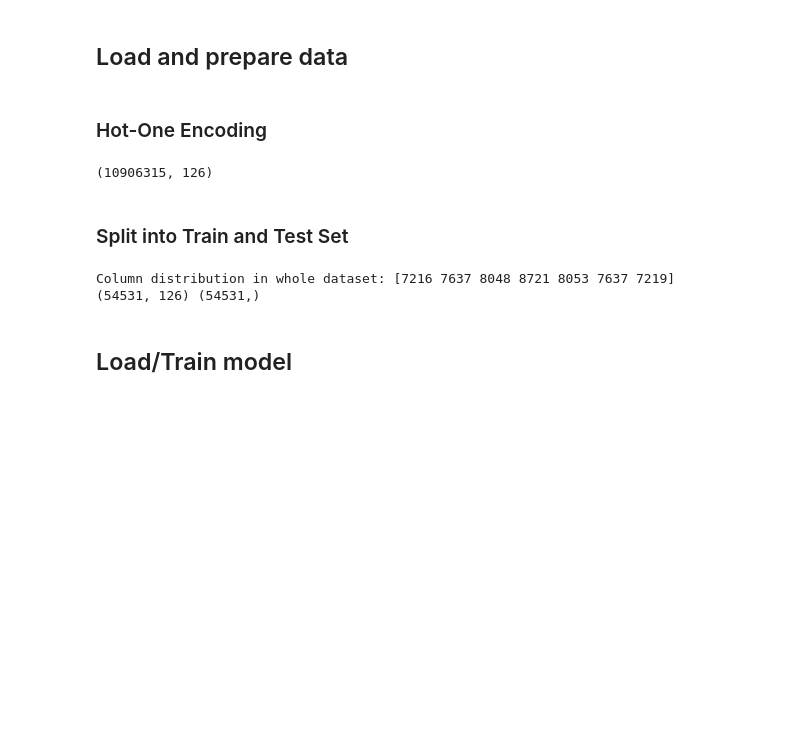
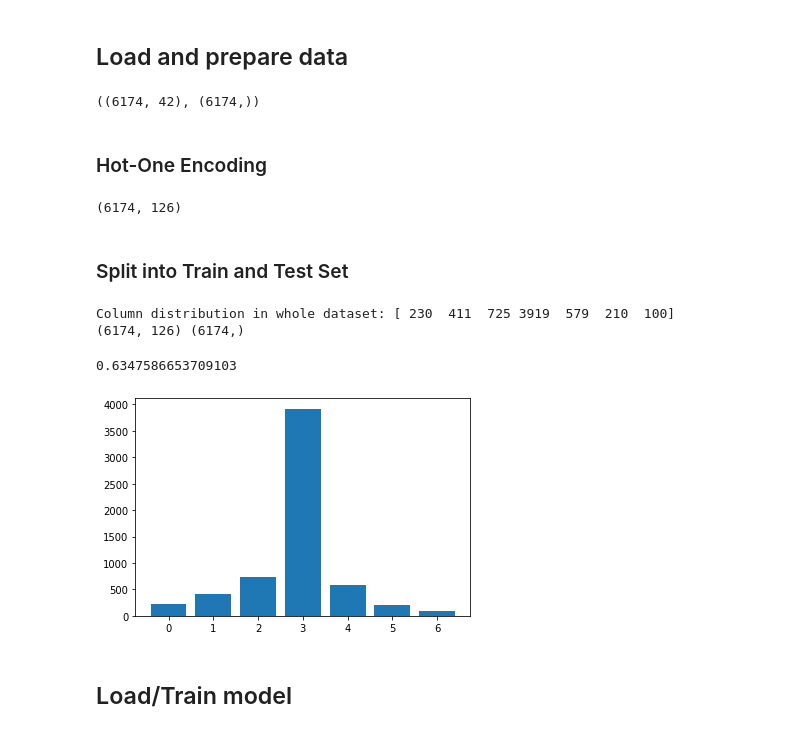
Before and after one commit to nicokestel/Connect4, a Jupyter notebook: agents/agent_mlp/mlp_training/MLP_agent_training.ipynb, the cells around one changed output. Cells and saved outputs as stored; diff of their text form; code cells hidden in the pictures; blank space fills up the shorter version.

Commit message:
some datasets and notebook update

```diff
--- a/agents/agent_mlp/mlp_training/MLP_agent_training.ipynb
+++ b/agents/agent_mlp/mlp_training/MLP_agent_training.ipynb
@@ -259,8 +259,14 @@ import matplotlib.pyplot as plt
 # %%
 import scipy.io
 
-data = scipy.io.loadmat('C4-mlp-data_RA_RA_500000.mat')
+data = scipy.io.loadmat('C4-mlp-data_RA_MM_D4_500.mat')
 X, y = data['data'], data['labels'][0, :]
+
+X.shape, y.shape
+
+# X, _, y, _ = train_test_split(X, y, train_size=0.001, stratify=y)
+# %% [output]
+((6174, 42), (6174,))
 # %% [markdown]
 ### Hot-One Encoding
 # %%
@@ -270,12 +276,10 @@ ohe = OneHotEncoder(categories=[[-1, 0, 1]] * 42)
 X = ohe.fit_transform(X).toarray().astype(np.int8)
 X.shape
 # %% [output]
-(10906315, 126)
+(6174, 126)
 # %% [markdown]
 ### Split into Train and Test Set
 # %%
-X, _, y, _ = train_test_split(X, y, train_size=0.005, stratify=y)
-
 # played_pieces = abs(X_reduced).sum(axis=1)
 
 X_train, X_test, y_train, y_test = train_test_split(X, y, test_size=0.25, random_state=1, stratify=y)
@@ -284,8 +288,15 @@ X_train.shape, X_test.shape, y_train.shape, y_test.shape
 print('Column distribution in whole dataset:', np.bincount(y.astype(np.int8)))
 print(X.shape, y.shape)
 # %% [output]
-Column distribution in whole dataset: [7216 7637 8048 8721 8053 7637 7219]
-(54531, 126) (54531,)
+Column distribution in whole dataset: [ 230  411  725 3919  579  210  100]
+(6174, 126) (6174,)
+# %%
+vals, counts = np.unique(y, return_counts=True)
+plt.bar(vals, counts)
+counts[3] / len(y)
+# %% [output]
+0.6347586653709103
+[figure, added]
 # %% [markdown]
 ## Load/Train model
 # %%
```
Also changed, not shown: parts of 3 cells of this notebook, 5 other files.
